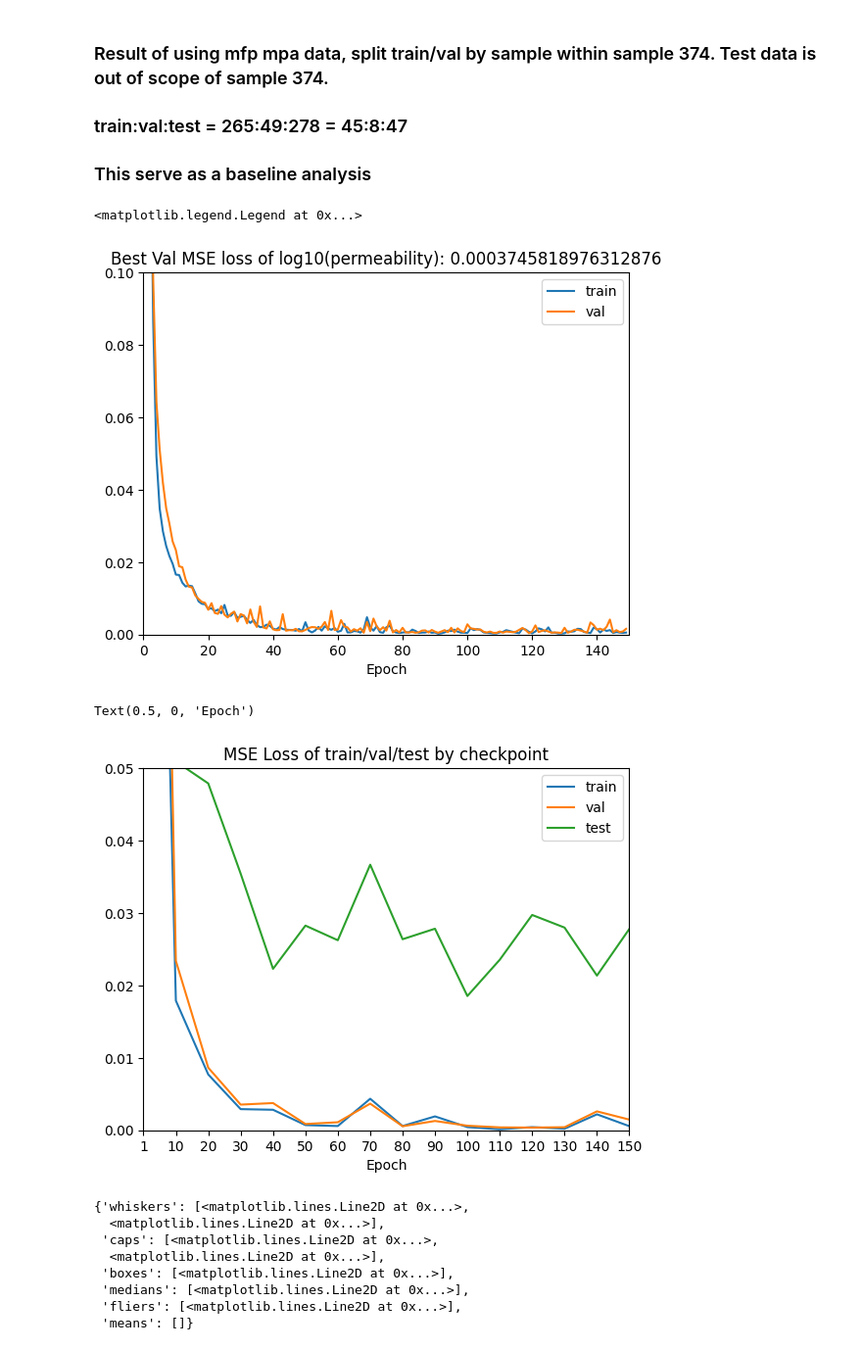
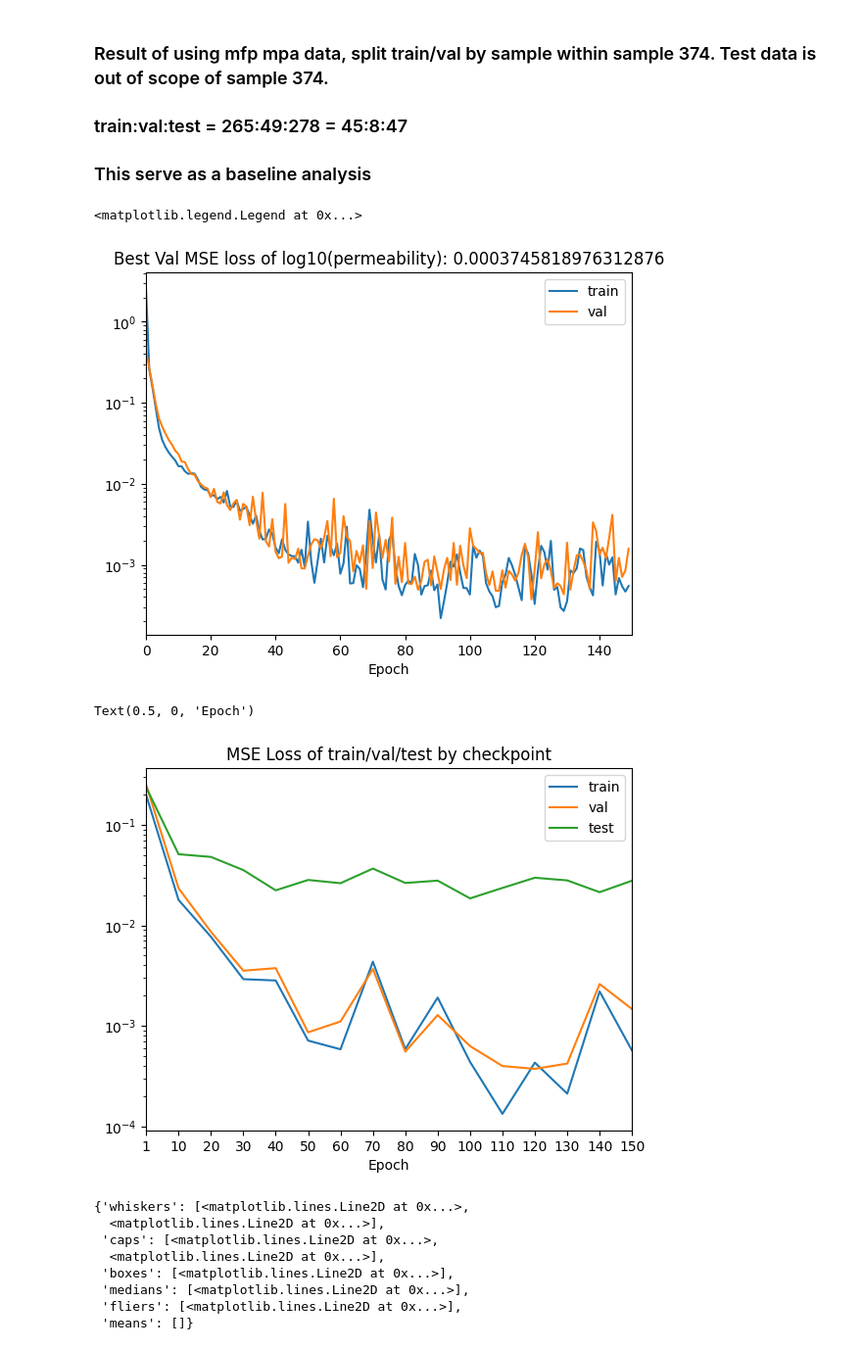
Before and after one commit to LeeGorden/Permeability-Prediction-using-Vision-Transformers, a Jupyter notebook: model/performance_eval_with_val.ipynb, the cells around one changed output. Shown: that part at 98% size. Cells and saved outputs as stored; diff of their text form; code cells hidden in the pictures.

```diff
--- a/model/performance_eval_with_val.ipynb
+++ b/model/performance_eval_with_val.ipynb
@@ -52,19 +53,20 @@ result_ViT_16_true_test = np.load(os.path.join(root_result_ViT_16, "ckpt_best",
 # %%
 # plot the train/val loss
 plt.figure()
 plt.title("Best Val MSE loss of log10(permeability): " + str(np.min(result_ViT_16_val_loss)))
 plt.xlabel("Epoch")
 plt.xlim((0, 150))
-plt.ylim((0, 0.1))
+# plt.ylim((0, 0.1))
 plt.plot(result_ViT_16_train_loss, label="train")
 plt.plot(result_ViT_16_val_loss, label="val")
+plt.yscale("log")
 plt.legend()
 # %% [output]
 <matplotlib.legend.Legend at 0x...>
-[figure, old version]
+[figure, new version]
 # %%
 plt.figure()
-plt.ylim((0, 0.05))
+# plt.ylim((0, 0.05))
 plt.xlim((0, 15))
 plt.xticks([0, 1, 2, 3, 4, 5, 6, 7, 8, 9, 10, 11, 12, 13, 14, 15], ["1", "10", "20", "30", "40", "50", "60",
                                                                     "70", "80", "90", "100", "110", "120",
@@ -73,11 +75,12 @@ plt.title("MSE Loss of train/val/test by checkpoint")
 plt.plot(result_ViT_16_train_loss_ckpt, label="train")
 plt.plot(result_ViT_16_val_loss_ckpt, label="val")
 plt.plot(result_ViT_16_test_loss_ckpt, label="test")
+plt.yscale("log")
 plt.legend()
 plt.xlabel("Epoch")
 # %% [output]
 Text(0.5, 0, 'Epoch')
-[figure, old version]
+[figure, new version]
 # %%
 # check the boxplot of relative error
 relative_error = abs((10 ** result_ViT_16_pred_test - 10 ** result_ViT_16_true_test) / (10 ** result_ViT_16_true_test) * 100)
```
Also changed, not shown: parts of 11 cells of this notebook.
